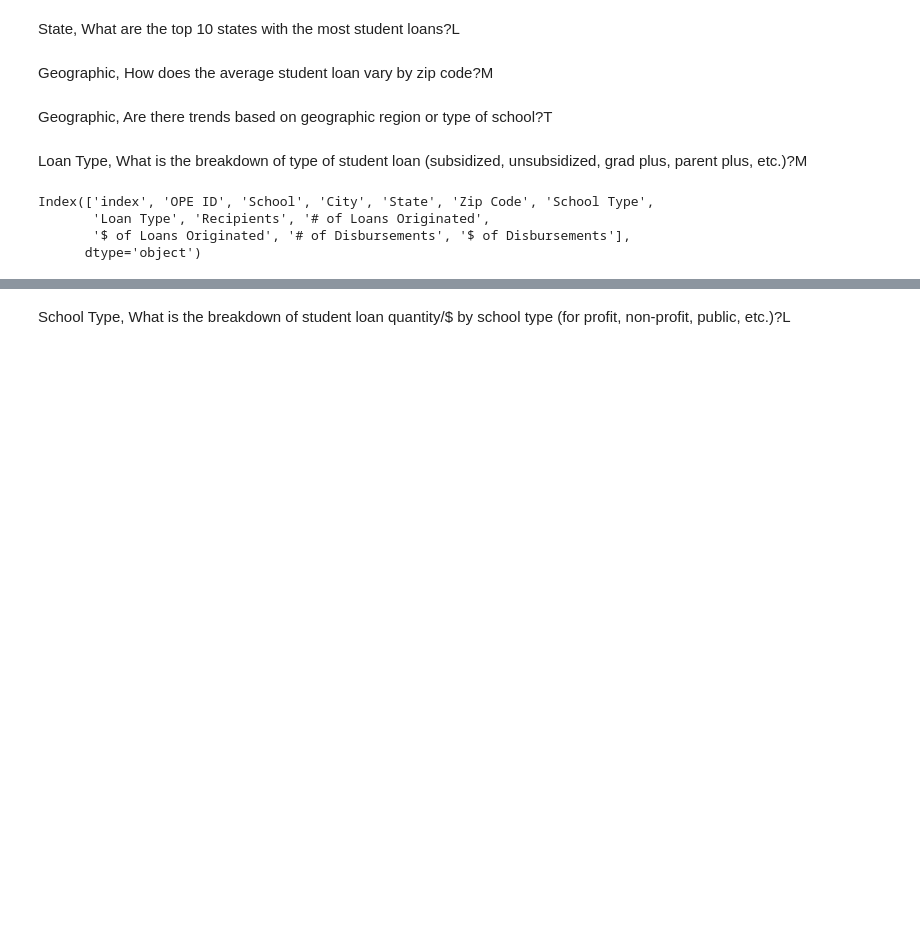
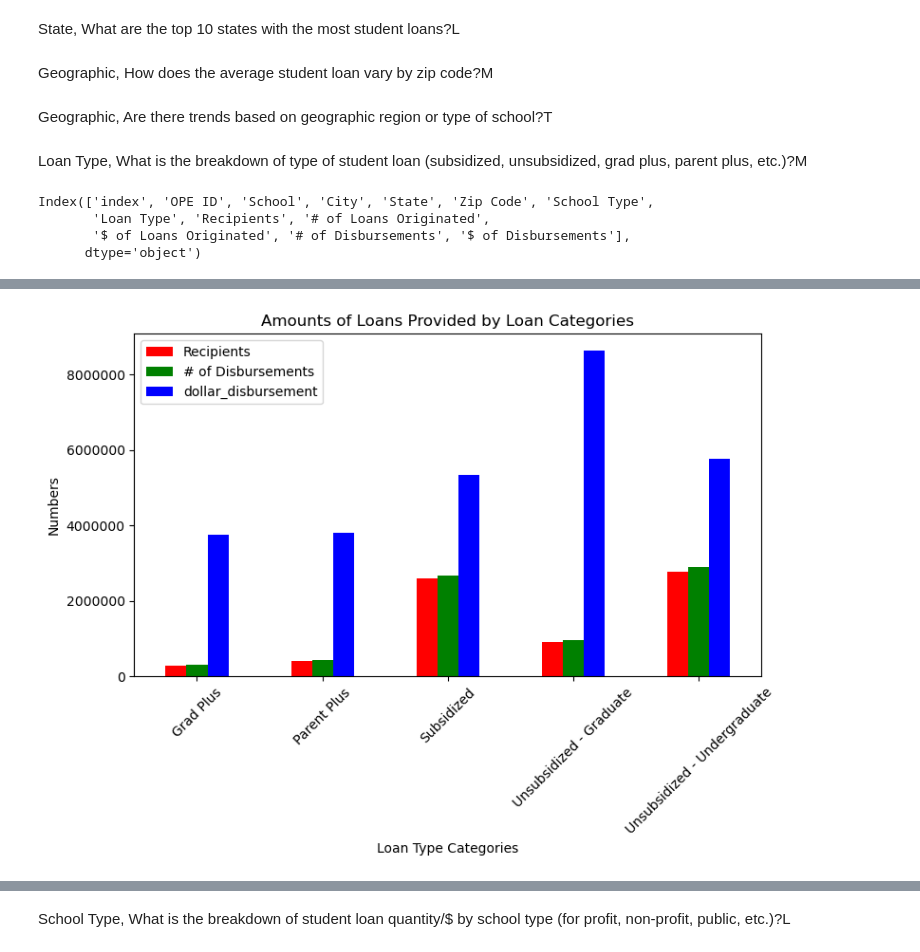
Before and after one commit to wemlaztdj/Demo_p1, a Jupyter notebook: main - MR.ipynb, the cells around one changed output, grey strips where cells are left out. Saved outputs shown, nothing was run; the diff lists cells and outputs as text; code cells hidden in the pictures; blank space fills up the shorter version.

```diff
--- a/main - MR.ipynb
+++ b/main - MR.ipynb
@@ -132,0 +178,24 @@ df.groupby('Loan Type', '')['$ of Disbursements'].sum()
+# %%
+
+df['dollar_disbursement'] = df["$ of Disbursements"] / 1000
+loan_type = df.groupby("Loan Type")[["Recipients", "# of Disbursements", "dollar_disbursement"]].sum()
+#x_axis = np.arange(len())
+tick_locations = [value for value in x_axis]
+
+
+ax = loan_type.plot(kind="bar",color=["red", "green", "blue"], figsize=(8,6))
+
+plt.xlabel("Loan Type Categories")
+plt.ylabel("Numbers")
+plt.title("Amounts of Loans Provided by Loan Categories")
+plt.ticklabel_format(useOffset=False, style="plain", axis="y")
+
+y_values = [int(label) for label in plt.gca().get_yticks()]
+plt.gca().set_yticklabels(y_values)
+
+plt.xticks(rotation=45)
+plt.tight_layout()
+
+plt.show()
+# %% [output]
+[figure, added]
```
Also changed, not shown: parts of 10 cells of this notebook, 2 other files.
